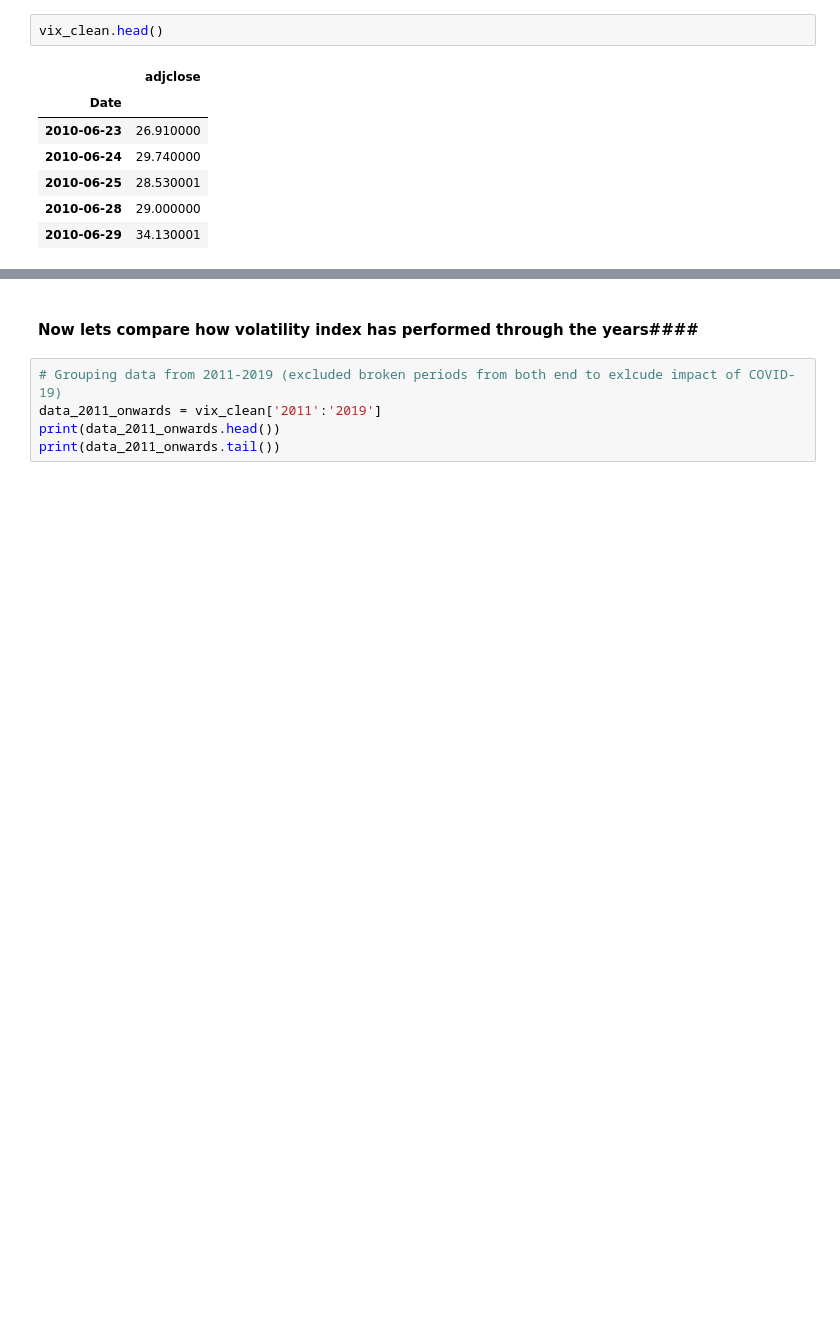
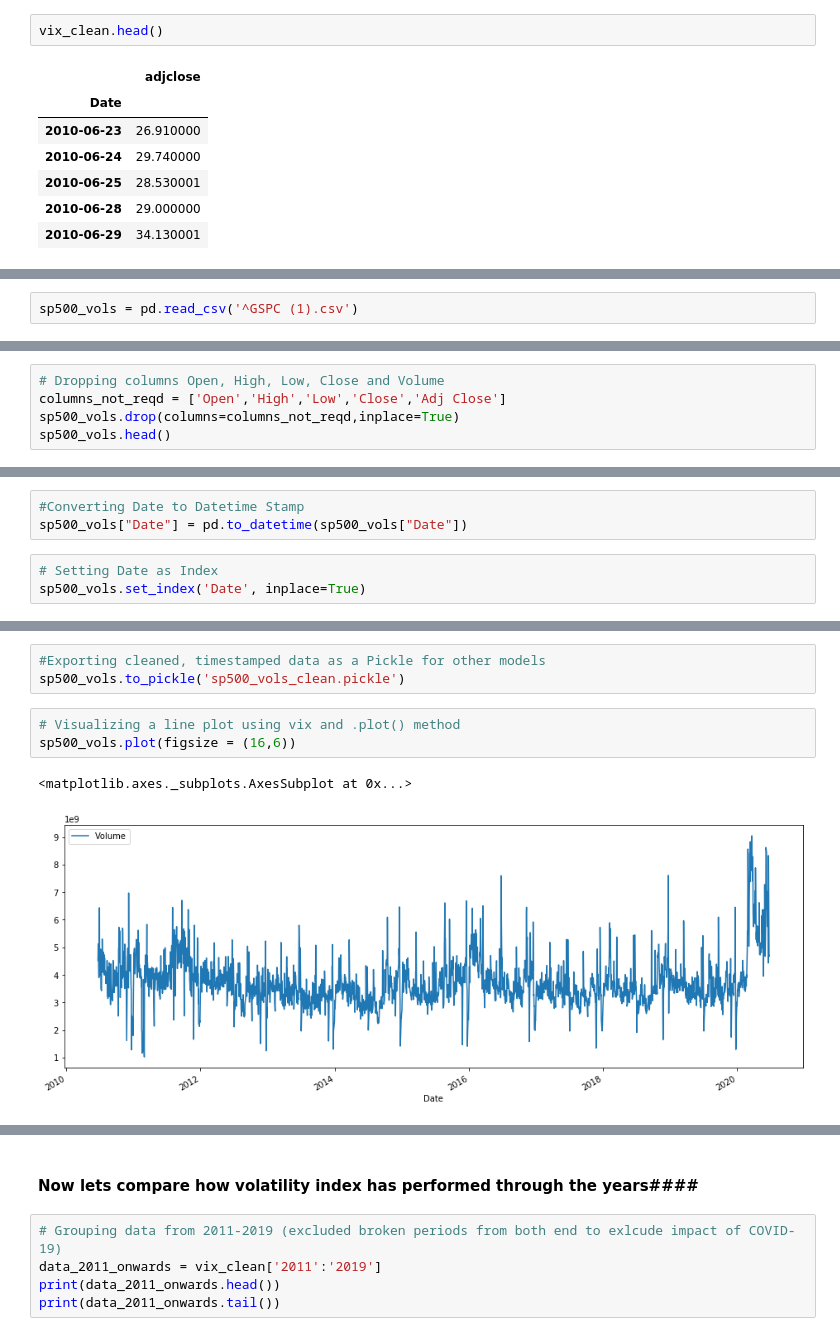
Before and after one commit to rajeevpanwar/Vix-Volatility-Predictor, a Jupyter notebook: vix_preprocessing_eda.ipynb, the cells around one changed output, grey strips where cells are left out. Saved outputs shown, nothing was run; the diff lists cells and outputs as text; blank space fills up the shorter version.

```diff
--- a/vix_preprocessing_eda.ipynb
+++ b/vix_preprocessing_eda.ipynb
@@ -253,0 +281,2 @@ vix_clean.head()
+# %%
+sp500_vols = pd.read_csv('^GSPC (1).csv')
@@ -253,0 +299,5 @@ vix_clean.head()
+# %%
+# Dropping columns Open, High, Low, Close and Volume
+columns_not_reqd = ['Open','High','Low','Close','Adj Close']
+sp500_vols.drop(columns=columns_not_reqd,inplace=True)
+sp500_vols.head()
@@ -253,0 +323,6 @@ vix_clean.head()
+# %%
+#Converting Date to Datetime Stamp
+sp500_vols["Date"] = pd.to_datetime(sp500_vols["Date"])
+# %%
+# Setting Date as Index
+sp500_vols.set_index('Date', inplace=True)
@@ -253,0 +340,9 @@ vix_clean.head()
+# %%
+#Exporting cleaned, timestamped data as a Pickle for other models
+sp500_vols.to_pickle('sp500_vols_clean.pickle')
+# %%
+# Visualizing a line plot using vix and .plot() method
+sp500_vols.plot(figsize = (16,6))
+# %% [output]
+<matplotlib.axes._subplots.AxesSubplot at 0x...>
+[figure, added]
```
Also changed, not shown: parts of 25 cells of this notebook, 5 other files.
